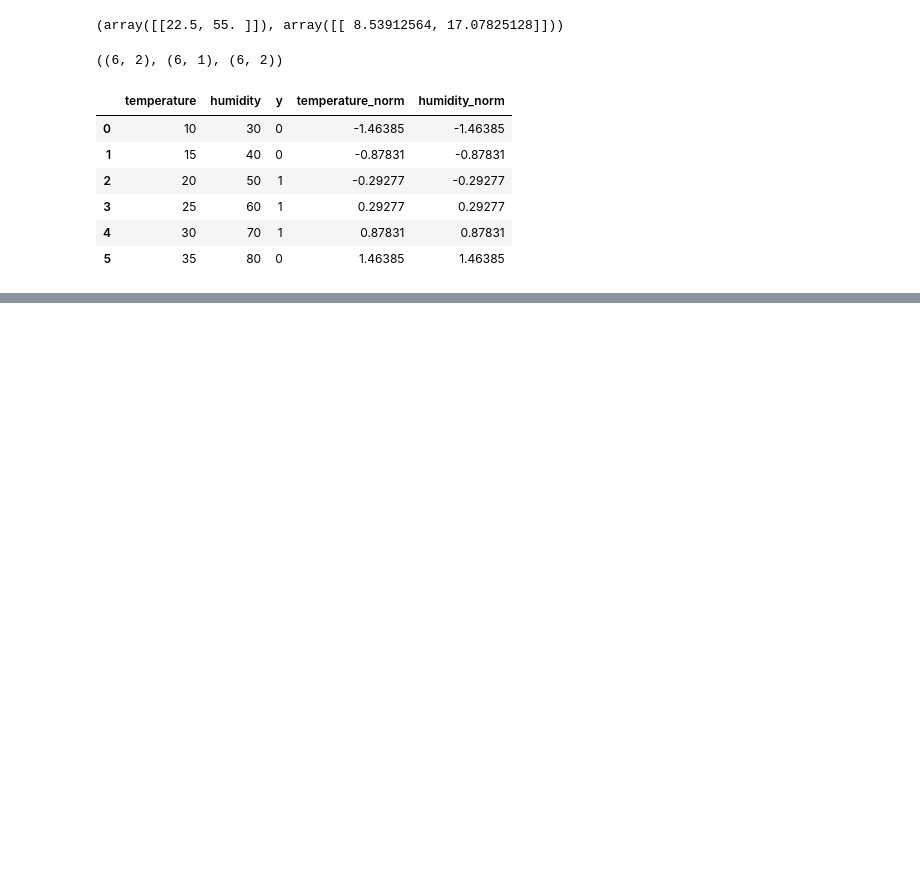
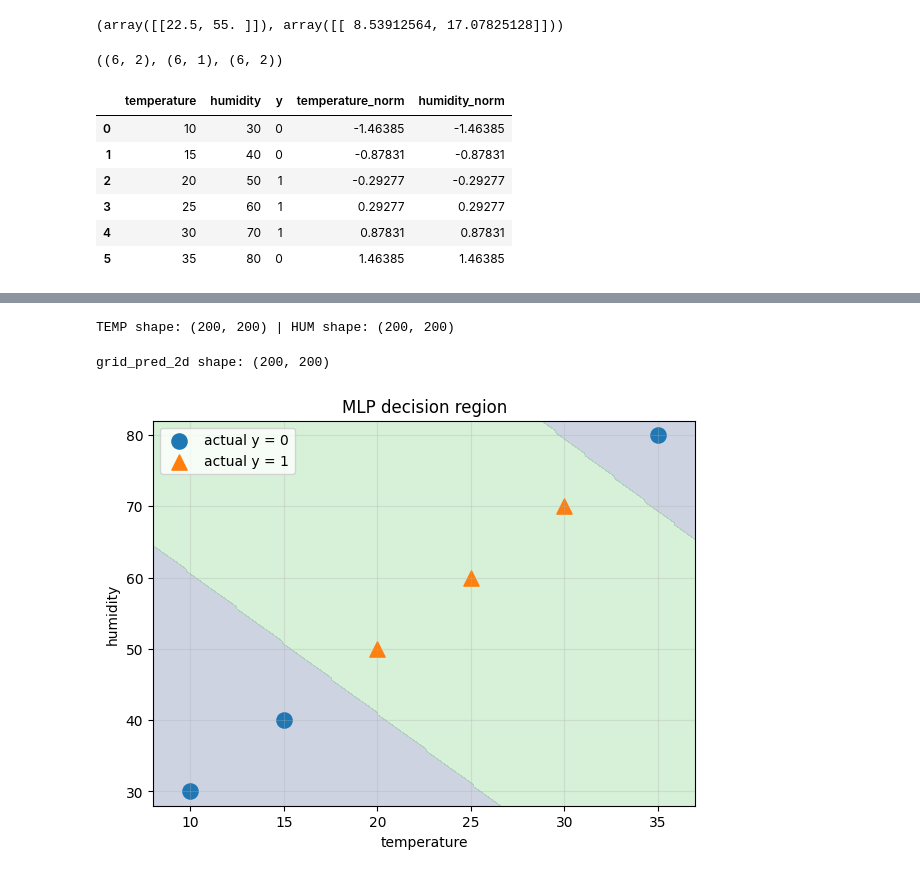
Before and after one commit to kms3356/AI_Project, a Jupyter notebook: MLP02_순전파.ipynb, the cells around one changed output, grey strips where cells are left out. Saved outputs shown, nothing was run; the diff lists cells and outputs as text; code cells hidden in the pictures; blank space fills up the shorter version.

```diff
--- a/MLP02_순전파.ipynb
+++ b/MLP02_순전파.ipynb
@@ -172,0 +375,56 @@ def mlp_forward_textbook_style(
+# %%
+# 시각화를 위한 온도 습도 격자
+# 기존 범위보다 약간 넓게 잡아서 바깥쪽도 보이도록
+temp_min = df['temperature'].min() - 2
+temp_max = df['temperature'].max() + 2
+hum_min = df['humidity'].min() - 2
+hum_max = df['humidity'].max() + 2
+
+# 온도와 습도 축을 200개의 점으로 나누고 일정 간격으로 숫자 생성
+temp_grid =np.linspace(temp_min, temp_max, 200)
+hum_grid = np.linspace(hum_min, hum_max, 200)
+
+# 온도축과 습도축을 조합해서 배경을 칠할 좌표 생성
+TEMP, HUM = np.meshgrid(temp_grid, hum_grid)
+print('TEMP shape:', TEMP.shape, '| HUM shape:', HUM.shape)
+# %% [output]
+TEMP shape: (200, 200) | HUM shape: (200, 200)
+# %%
+# 격자 데이터도 정규화
+TEMP_norm = (TEMP - X_mean[0, 0]) / X_std[0, 0]
+HUM_norm = (HUM -  X_mean[0, 1]) / X_std[0, 1]
+# %%
+grid_X1 = TEMP_norm.ravel()
+grid_X2 = HUM_norm.ravel()
+
+# 학습이 끝난 파라미터로 순전파 실행(결과 확인)
+_, _, _, _, _, grid_z_output = mlp_forward_textbook_style(
+    grid_X1, grid_X2, a11, a12, b1, a21, a22, b2, a31, a32, b3
+)
+# z_output 가 0.5 이상이면 1, 아니면 0 으로 예측한 뒤, 다시 격자모양으로
+grid_pred = (grid_z_output >= 0.5).astype(int)
+grid_pred_2d = grid_pred.reshape(TEMP.shape)
+
+print('grid_pred_2d shape:', grid_pred_2d.shape)
+# %% [output]
+grid_pred_2d shape: (200, 200)
+# %%
+plt.figure(figsize=(7,5))
+# 배경: MLP가 0으로 예측한 영역과 1로 예측한 영역
+# contourf는 격자위의 예측값 0/1 에 따라 배경 영역을 칠합니다.
+# levels는 예측값 0과 1이 서로 다른 영역으로 보이도록 나누는 경계
+# alpha=0.25 는 배경색을 연하게 만들어 실제 데이터 점이 가려지지 않게 함
+
+plt.contourf(TEMP, HUM, grid_pred_2d, alpha=0.25, levels=[-0.5, 0.5, 1.5])
+mask0 = df['y'] == 0
+mask1 = df['y'] == 1
+
+plt.scatter(df.loc[mask0, 'temperature'], df.loc[mask0, 'humidity'], marker='o', s=120, label='actual y = 0')
+plt.scatter(df.loc[mask1, 'temperature'], df.loc[mask1, 'humidity'], marker='^', s=120, label='actual y = 1')
+plt.xlabel('temperature')
+plt.ylabel('humidity')
+plt.title('MLP decision region')
+plt.legend()
+plt.grid(True, alpha=0.3)
+# %% [output]
+[figure, added]
```
Also changed, not shown: parts of 10 cells of this notebook.
